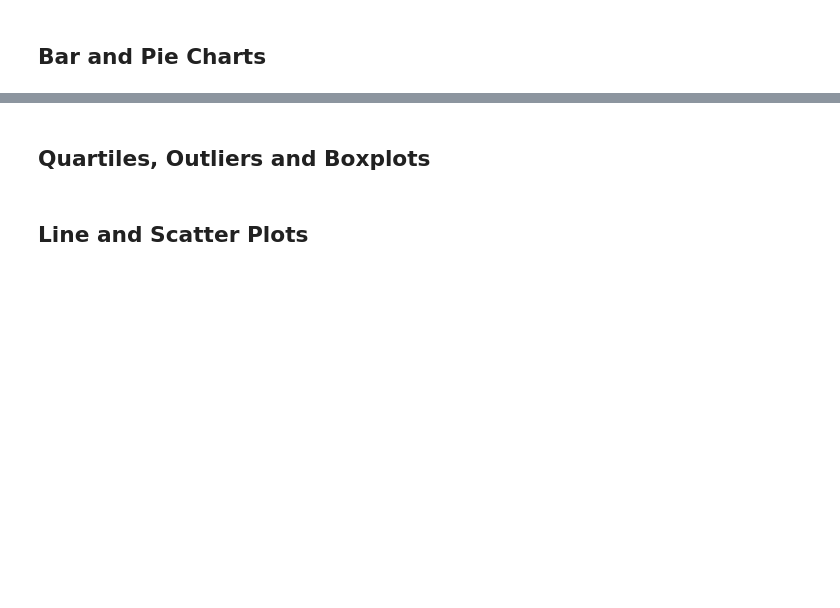
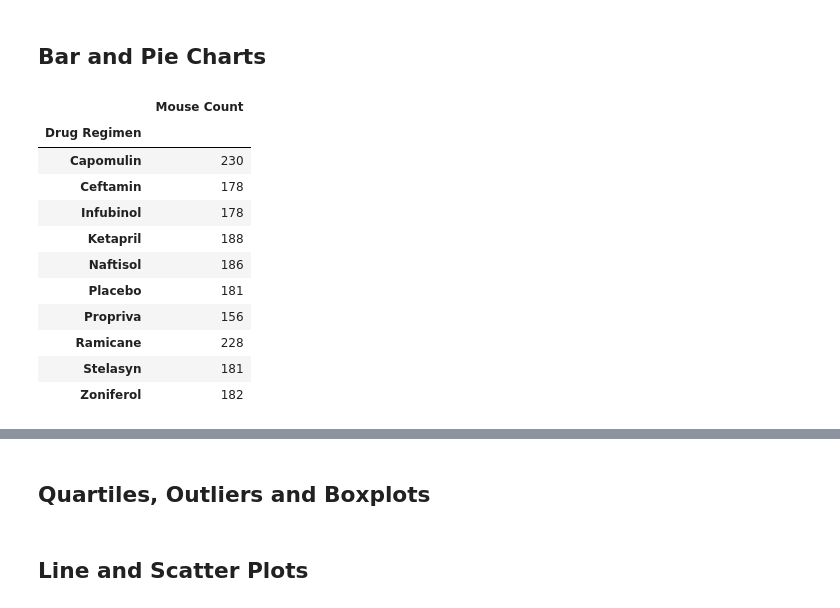
Before and after one commit to tracygoznikar/Matplotlib_Challenge, a Jupyter notebook: Pymaceuticals/pymaceuticals_starter.ipynb, the cells around one changed output, grey strips where cells are left out. Drawn from its saved outputs; the diff is of its cells as text; code cells hidden in the pictures; blank space fills up the shorter version.

```diff
--- a/Pymaceuticals/pymaceuticals_starter.ipynb
+++ b/Pymaceuticals/pymaceuticals_starter.ipynb
@@ -118,3 +124,25 @@ Name: Tumor Volume (mm3), dtype: float64
 ## Bar and Pie Charts
 # %%
 # Generate a bar plot showing the total number of unique mice tested on each drug regimen using pandas.
+#sort the df by drug
+drug_df = clean_df.groupby(["Drug Regimen"])
+drug_df.head()
+#make a count for each of the mice within the drug regimen
+mousecount = drug_df['Mouse ID'].count()
+mousecount
+#assemble df
+drug_df = pd.DataFrame({"Mouse Count": mousecount})
+drug_df
+# %% [output]
+|  | Mouse Count |
+| Drug Regimen |  |
+| Capomulin | 230 |
+| Ceftamin | 178 |
+| Infubinol | 178 |
+| Ketapril | 188 |
+| Naftisol | 186 |
+| Placebo | 181 |
+| Propriva | 156 |
+| Ramicane | 228 |
+| Stelasyn | 181 |
+| Zoniferol | 182 |
```
Also changed, not shown: parts of 4 cells of this notebook.
